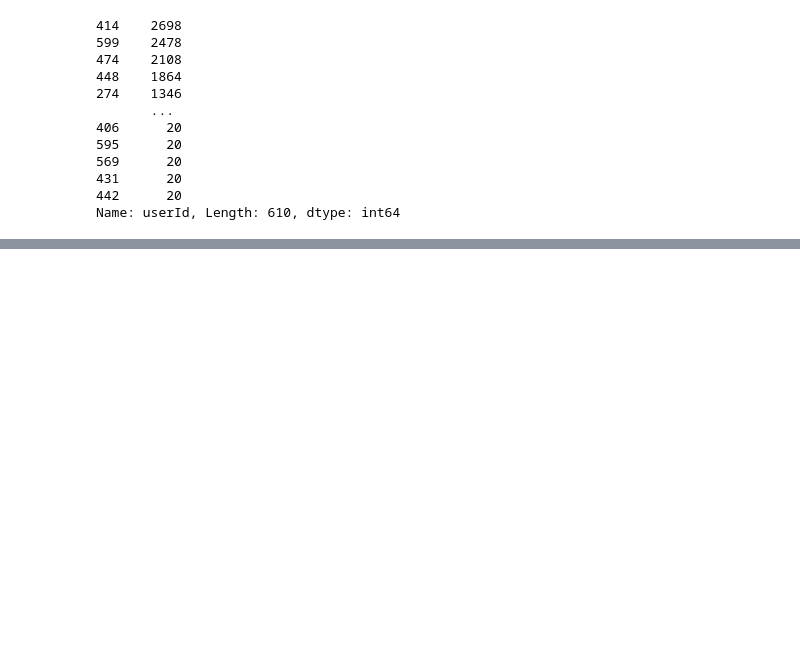
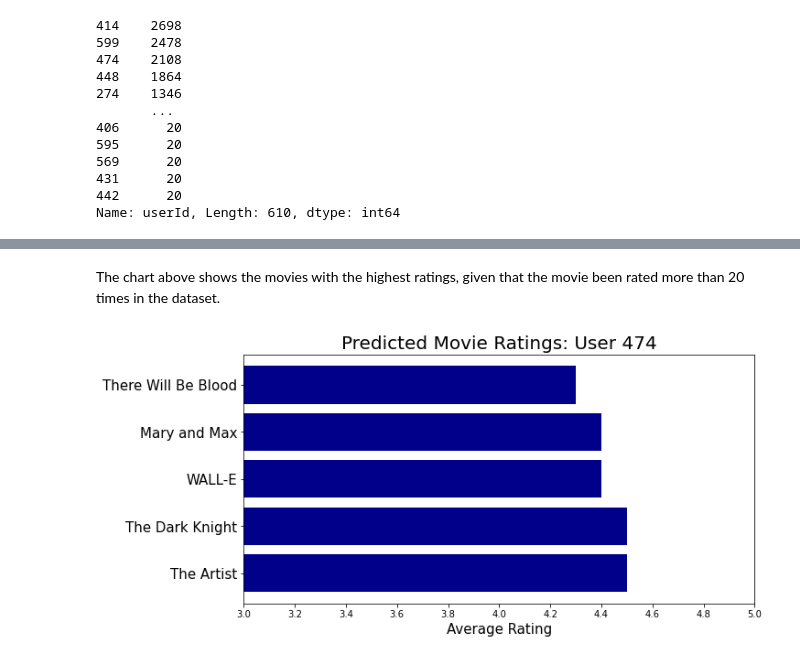
Before and after one commit to sangwon224/Movie_Recommendation_System_Project, a Jupyter notebook: Movie_Recommendation_System_Project.ipynb, the cells around one changed output, grey strips where cells are left out. Saved outputs shown, nothing was run; the diff lists cells and outputs as text; code cells hidden in the pictures; blank space fills up the shorter version.

```diff
--- a/Movie_Recommendation_System_Project.ipynb
+++ b/Movie_Recommendation_System_Project.ipynb
@@ -267,0 +257,19 @@ train_df
+# %% [markdown]
+The chart above shows the movies with the highest ratings, given that the movie been rated more than 20 times in the dataset.
+# %%
+movies = ["There Will Be Blood", "Mary and Max", "WALL-E", "The Dark Knight", "The Artist"]
+ratings = [4.3, 4.4, 4.4, 4.5, 4.5]
+
+plt.figure(figsize=(10,5))
+plt.barh(movies, ratings, color='darkblue')
+plt.xlabel('Average Rating', fontsize=15)
+plt.title('Predicted Movie Ratings: User 474', fontsize=20)
+plt.yticks(fontsize=15)
+plt.gca().invert_yaxis()
+ax = plt.gca()
+ax.xaxis.set_major_locator(ticker.MultipleLocator(0.2))
+plt.xlim(3, 5)
+plt.show()
+plt.show()
+# %% [output]
+[figure, added]
```
Also changed, not shown: parts of 41 cells of this notebook.
